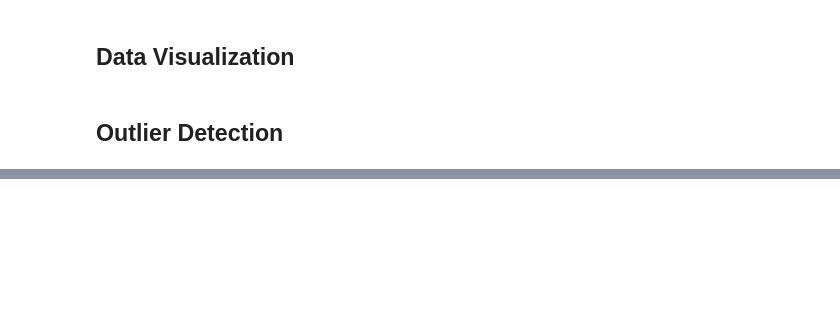
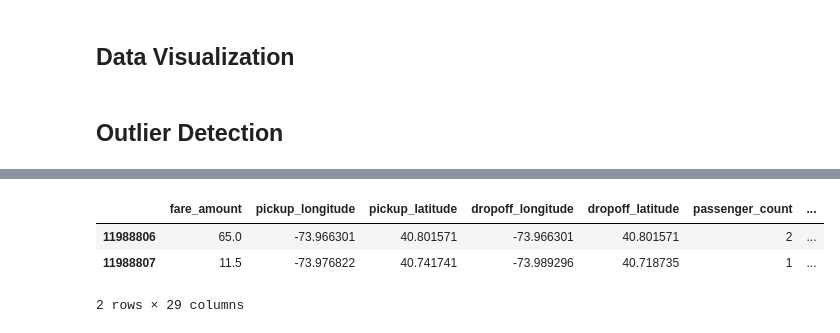
Before and after one commit to akshayb7/NYC-taxi-fare, a Jupyter notebook: NYC.ipynb, the cells around one changed output, grey strips where cells are left out. Cells and saved outputs as stored; diff of their text form; code cells hidden in the pictures; blank space fills up the shorter version.

```diff
--- a/NYC.ipynb
+++ b/NYC.ipynb
@@ -278,3 +288,10 @@ Name: passenger_count, dtype: float64
+# %%
+train_set.tail(2)
+# %% [output]
+|  | fare_amount | pickup_longitude | pickup_latitude | dropoff_longitude | dropoff_latitude | passenger_count | ... |
+| 11988806 | 65.0 | -73.966301 | 40.801571 | -73.966301 | 40.801571 | 2 | ... |
+| 11988807 | 11.5 | -73.976822 | 40.741741 | -73.989296 | 40.718735 | 1 | ... |
+2 rows × 29 columns
 # %%
 outliers = []
 
```
Also changed, not shown: parts of 31 cells of this notebook, 1 other file.
